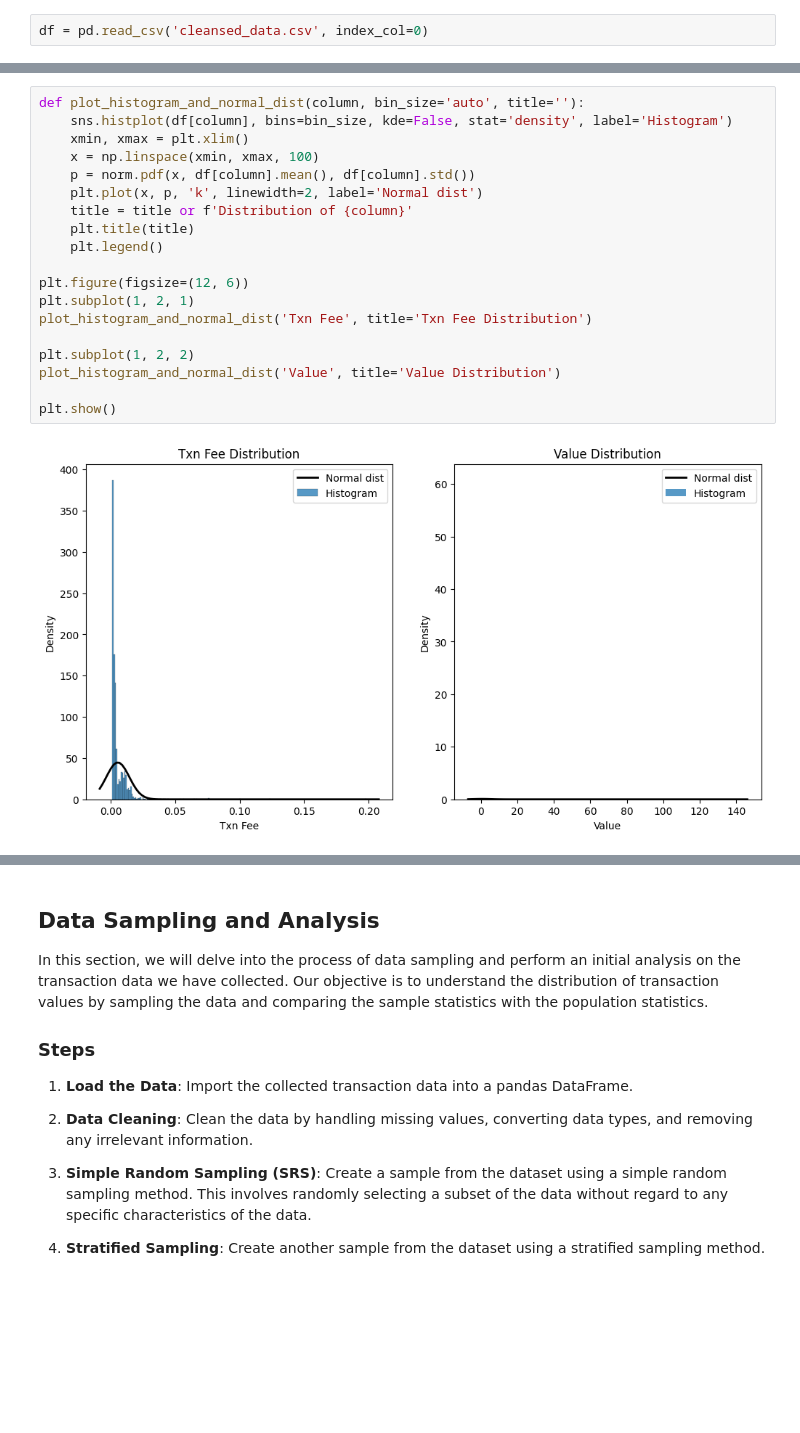
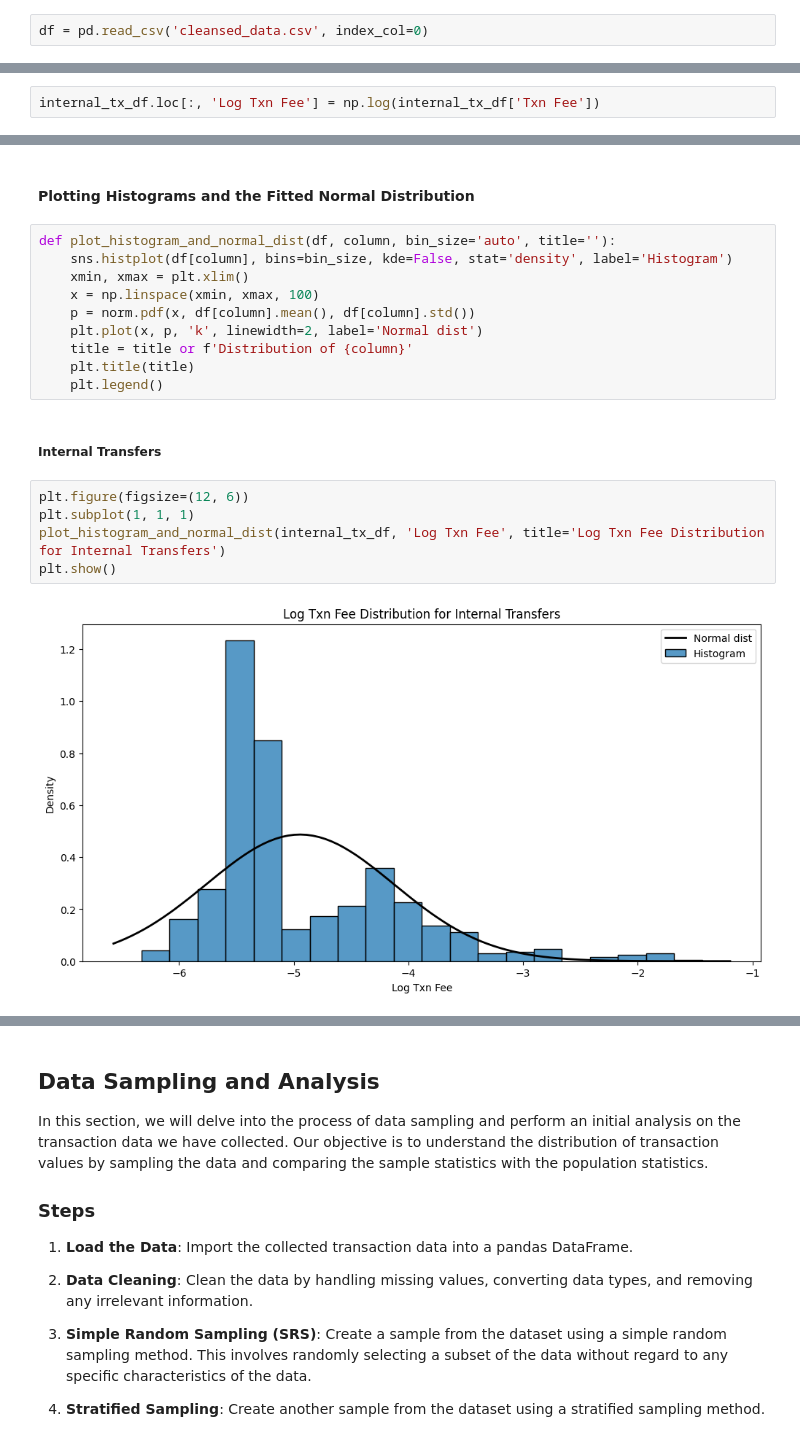
Before and after one commit to F102M8/data_science-CA0-1, a Jupyter notebook: CA0.ipynb, the cells around one changed output, grey strips where cells are left out. Cells and saved outputs as stored; diff of their text form; blank space fills up the shorter version.

```diff
--- a/CA0.ipynb
+++ b/CA0.ipynb
@@ -189,0 +198,2 @@ Value Mean: 0.641575809166976, Standard Deviation: 5.153034638890138
+# %%
+internal_tx_df.loc[:, 'Log Txn Fee'] = np.log(internal_tx_df['Txn Fee'])
@@ -190,5 +236,7 @@ Value Mean: 0.641575809166976, Standard Deviation: 5.153034638890138
+# %% [markdown]
+#### Plotting Histograms and the Fitted Normal Distribution
 # %%
-def plot_histogram_and_normal_dist(column, bin_size='auto', title=''):
+def plot_histogram_and_normal_dist(df, column, bin_size='auto', title=''):
     sns.histplot(df[column], bins=bin_size, kde=False, stat='density', label='Histogram')
     xmin, xmax = plt.xlim()
     x = np.linspace(xmin, xmax, 100)
@@ -197,14 +245,12 @@ def plot_histogram_and_normal_dist(column, bin_size='auto', title=''):
     title = title or f'Distribution of {column}'
     plt.title(title)
     plt.legend()
-
-plt.figure(figsize=(12, 6))
-plt.subplot(1, 2, 1)
-plot_histogram_and_normal_dist('Txn Fee', title='Txn Fee Distribution')
-
-plt.subplot(1, 2, 2)
-plot_histogram_and_normal_dist('Value', title='Value Distribution')
-
-plt.show()
-# %% [output]
-[figure, removed]
+# %% [markdown]
+##### Internal Transfers
+# %%
+plt.figure(figsize=(12, 6))
+plt.subplot(1, 1, 1)
+plot_histogram_and_normal_dist(internal_tx_df, 'Log Txn Fee', title='Log Txn Fee Distribution for Internal Transfers')
+plt.show()
+# %% [output]
+[figure, added]
```
Also changed, not shown: parts of 28 cells of this notebook.
